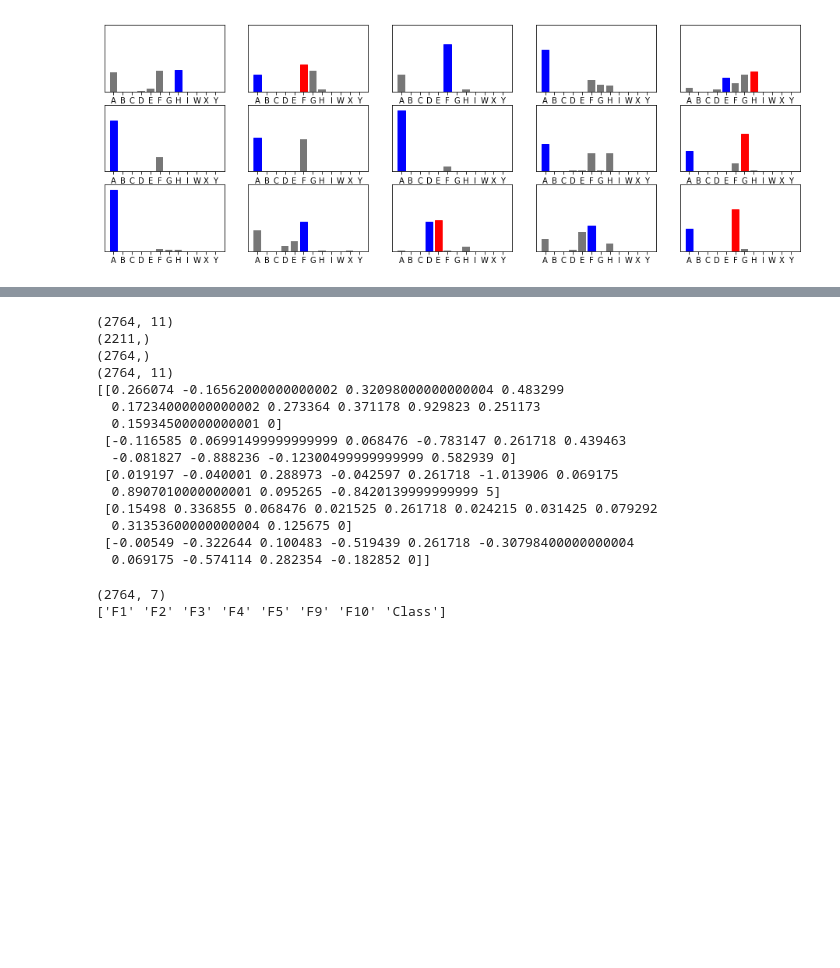
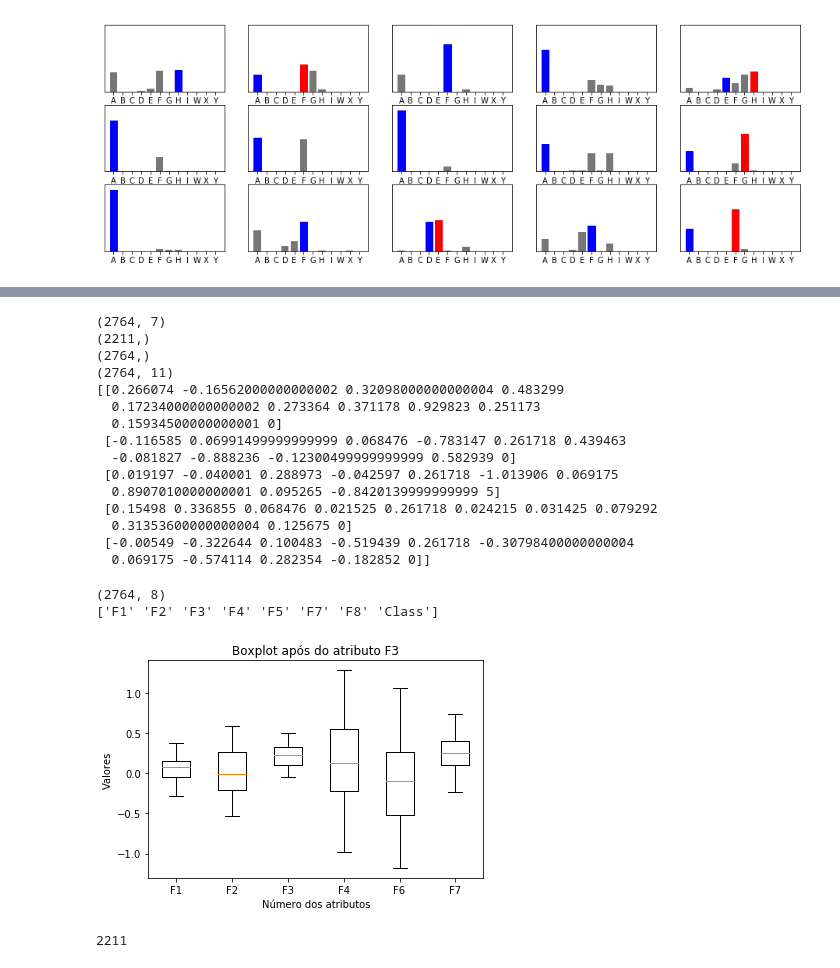
Before and after one commit to Swehtam/IA, a Jupyter notebook: Questão 3.ipynb, the cells around one changed output, grey strips where cells are left out. Cells and saved outputs as stored; diff of their text form; code cells hidden in the pictures; blank space fills up the shorter version.

```diff
--- a/Questão 3.ipynb
+++ b/Questão 3.ipynb
@@ -495,8 +514,9 @@ print(Y.shape)
 dataset = np.insert(dataset, 10, Y, 1)
 print(dataset.shape)
 print(dataset[0:5, :])
+names = ['F1','F2','F3','F4','F5','F6','F7','F8','F9','F10','Class']
 # %% [output]
-(2764, 11)
+(2764, 7)
 (2211,)
 (2764,)
 (2764, 11)
@@ -512,11 +532,10 @@ print(dataset[0:5, :])
  [-0.00549 -0.322644 0.100483 -0.519439 0.261718 -0.30798400000000004
   0.069175 -0.574114 0.282354 -0.182852 0]]
 # %%
-
-dataset = np.delete(dataset,np.s_[5], 1)
+dataset = np.delete(dataset,np.s_[7], 1)
 print(dataset.shape)
-names = np.delete(names, np.s_[5],0)
+names = np.delete(names, np.s_[7],0)
 print(names)
 # %% [output]
-(2764, 7)
-['F1' 'F2' 'F3' 'F4' 'F5' 'F9' 'F10' 'Class']
+(2764, 8)
+['F1' 'F2' 'F3' 'F4' 'F5' 'F7' 'F8' 'Class']
@@ -524,0 +542,18 @@ print()
+# %%
+fig7, ax7 = plt.subplots()
+ax7.set_title('Boxplot após do atributo F3')
+ax7.set_xlabel("Número dos atributos")
+ax7.set_ylabel("Valores")
+ax7.boxplot(dataset[:, :6], labels=names[:6], showfliers=True)
+plt.show()
+# %% [output]
+[figure, added]
+# %%
+train_size = (len(dataset) * 80)//100
+print(train_size)
+X_5_train = dataset[:train_size, :6]
+X_5_test = dataset[train_size:, :6]
+Y_5_train = dataset[:train_size, 6]
+Y_5_test = dataset[train_size:, 6]
+# %% [output]
+2211
```
Also changed, not shown: parts of 5 cells of this notebook.
